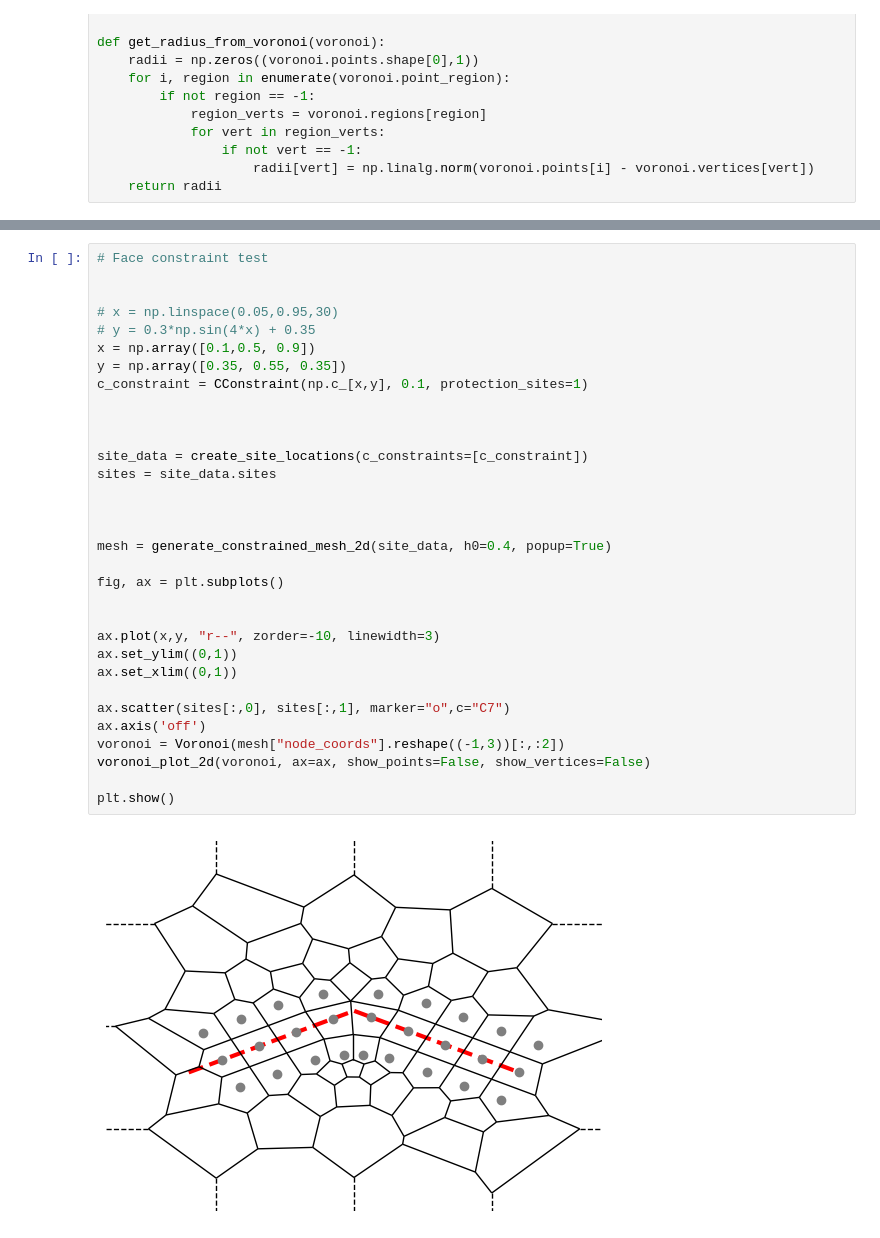
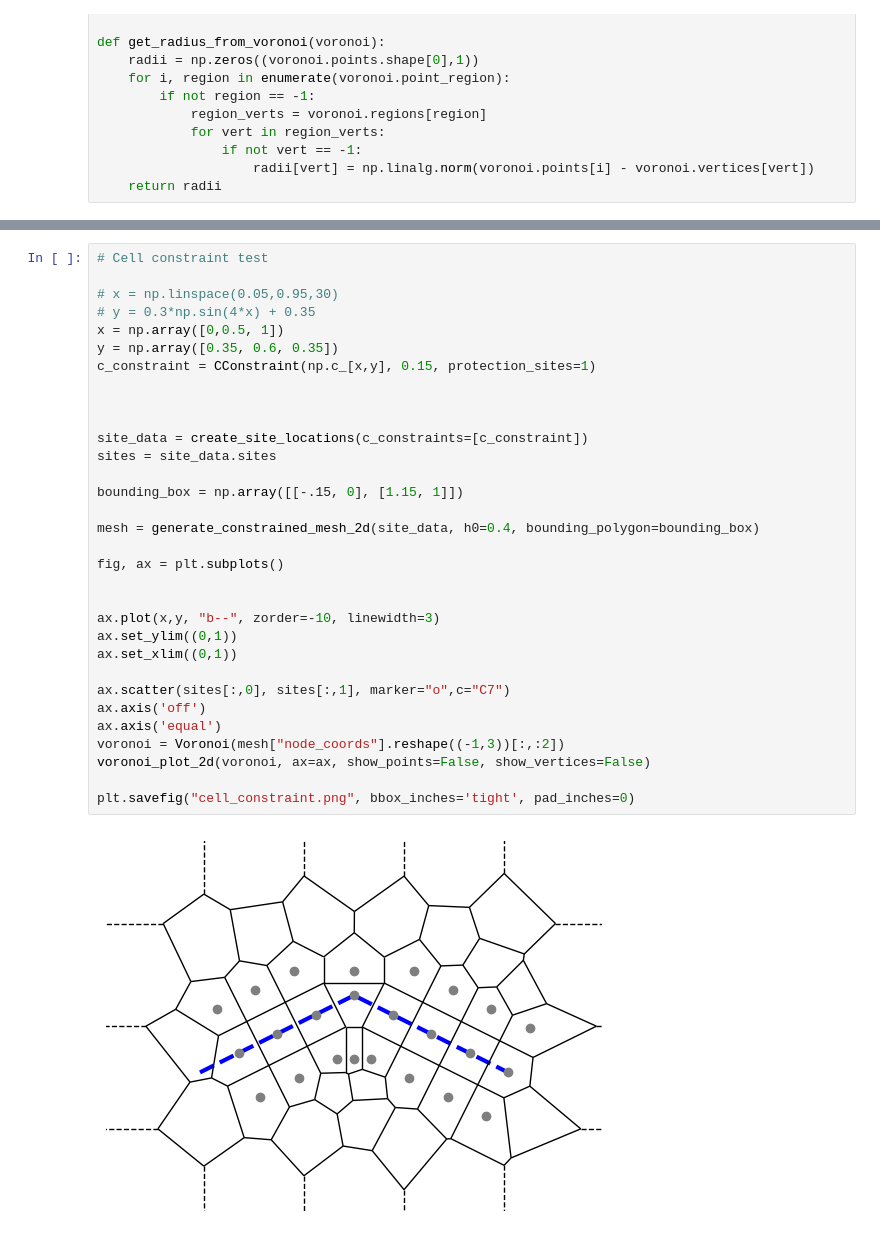
Before and after one commit to SondreHus/upr_gmsh, a Jupyter notebook: src/pebi_gmsh/plots_and_testing/project_plots.ipynb, the cells around one changed output, grey strips where cells are left out. Saved outputs shown, nothing was run; the diff lists cells and outputs as text.

```diff
--- a/src/pebi_gmsh/plots_and_testing/project_plots.ipynb
+++ b/src/pebi_gmsh/plots_and_testing/project_plots.ipynb
@@ -104,37 +227,37 @@ plt.show()
 # %%
-# Face constraint test
-
+# Cell constraint test
 
 # x = np.linspace(0.05,0.95,30)
 # y = 0.3*np.sin(4*x) + 0.35
-x = np.array([0.1,0.5, 0.9])
-y = np.array([0.35, 0.55, 0.35])
-c_constraint = CConstraint(np.c_[x,y], 0.1, protection_sites=1)
+x = np.array([0,0.5, 1])
+y = np.array([0.35, 0.6, 0.35])
+c_constraint = CConstraint(np.c_[x,y], 0.15, protection_sites=1)
 
 
 
 site_data = create_site_locations(c_constraints=[c_constraint])
 sites = site_data.sites
 
+bounding_box = np.array([[-.15, 0], [1.15, 1]])
 
-
-mesh = generate_constrained_mesh_2d(site_data, h0=0.4, popup=True)
+mesh = generate_constrained_mesh_2d(site_data, h0=0.4, bounding_polygon=bounding_box)
 
 fig, ax = plt.subplots()
 
 
-ax.plot(x,y, "r--", zorder=-10, linewidth=3)
+ax.plot(x,y, "b--", zorder=-10, linewidth=3)
 ax.set_ylim((0,1))
 ax.set_xlim((0,1))
 
 ax.scatter(sites[:,0], sites[:,1], marker="o",c="C7")
 ax.axis('off')
+ax.axis('equal')
 voronoi = Voronoi(mesh["node_coords"].reshape((-1,3))[:,:2])
 voronoi_plot_2d(voronoi, ax=ax, show_points=False, show_vertices=False)
 
-plt.show()
+plt.savefig("cell_constraint.png", bbox_inches='tight', pad_inches=0)
 # %% [output]
-[figure, old version]
+[figure, new version]
 # %%
 sites = np.array([
 [0.73809929, 0.86371053],
```
Also changed, not shown: parts of 8 cells of this notebook, 14 other files.
